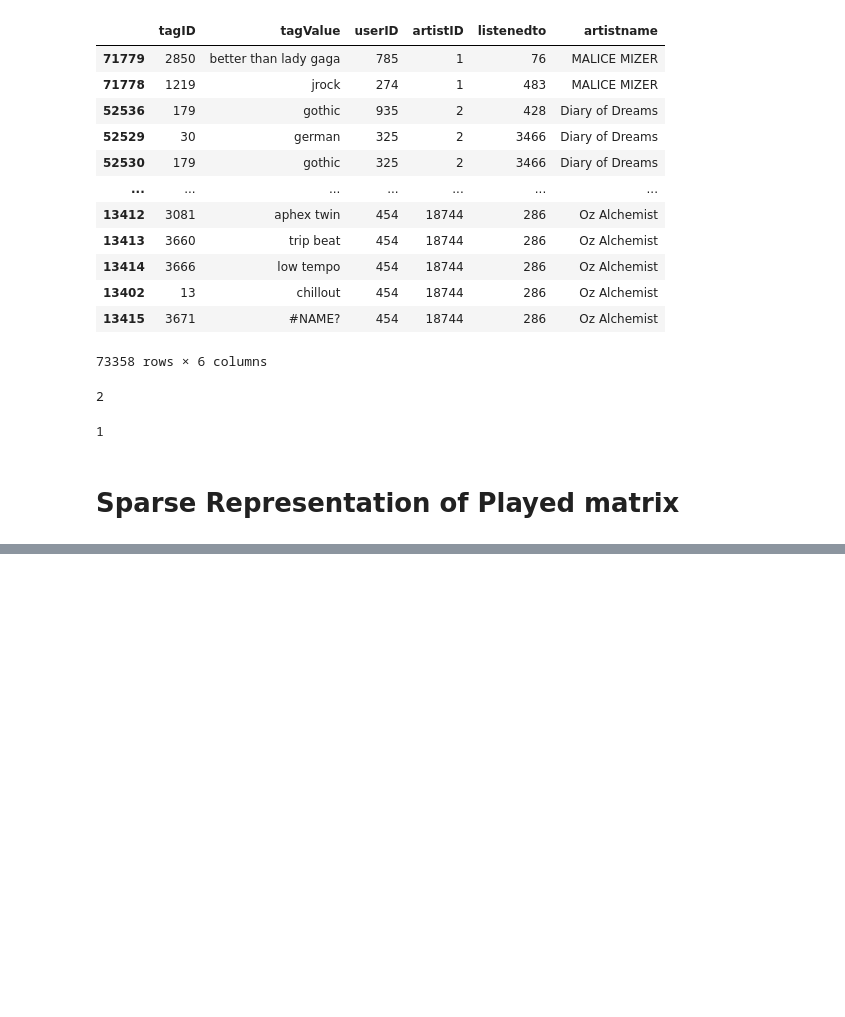
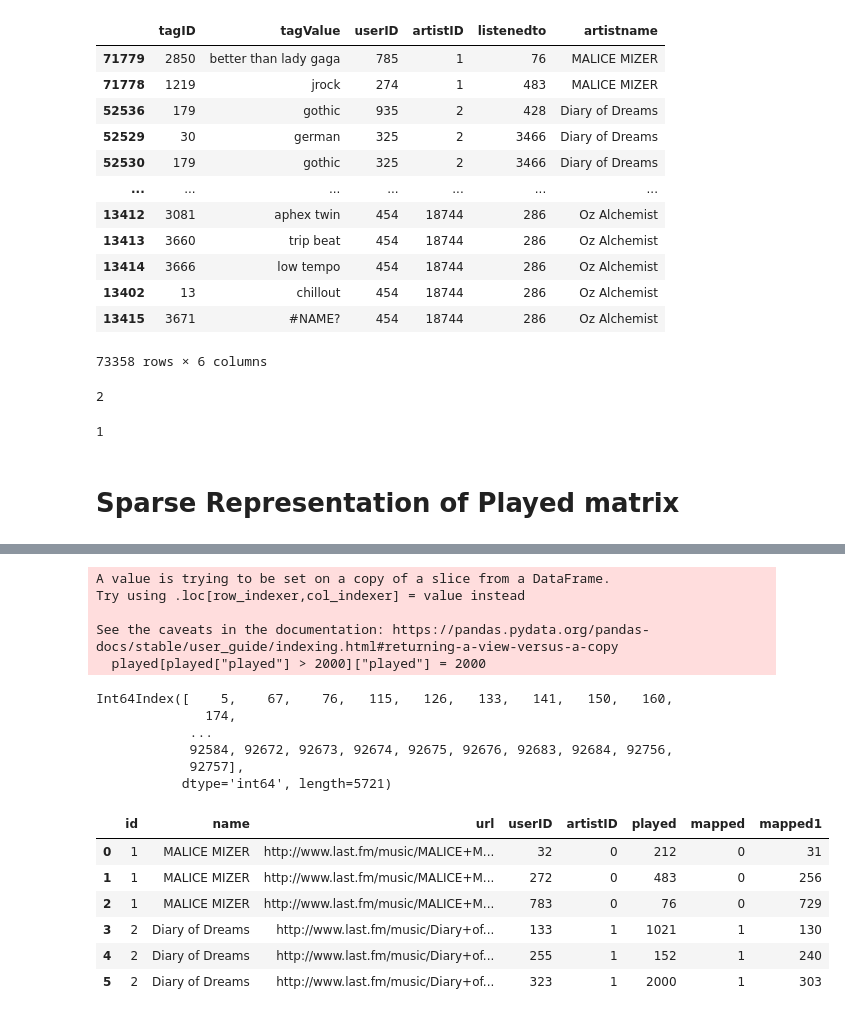
Before and after one commit to kiansweeney11/Ca4015-final-assignment, a Jupyter notebook: recommender.ipynb, the cells around one changed output, grey strips where cells are left out. Drawn from its saved outputs; the diff is of its cells as text; code cells hidden in the pictures; blank space fills up the shorter version.

```diff
--- a/recommender.ipynb
+++ b/recommender.ipynb
@@ -1395,0 +1346,31 @@ played
+# %%
+played[played["played"] > 2000]["played"] = 2000
+# %% [output]
+A value is trying to be set on a copy of a slice from a DataFrame.
+Try using .loc[row_indexer,col_indexer] = value instead
+
+See the caveats in the documentation: https://pandas.pydata.org/pandas-docs/stable/user_guide/indexing.html#returning-a-view-versus-a-copy
+  played[played["played"] > 2000]["played"] = 2000
+# %%
+indexes = played[played["played"] > 2000].index
+# %%
+indexes
+# %% [output]
+Int64Index([    5,    67,    76,   115,   126,   133,   141,   150,   160,
+              174,
+            ...
+            92584, 92672, 92673, 92674, 92675, 92676, 92683, 92684, 92756,
+            92757],
+           dtype='int64', length=5721)
+# %%
+played.iloc[indexes,5] = 2000
+# %%
+played.head(6)
+# %% [output]
+|  | id | name | url | userID | artistID | played | mapped | mapped1 |
+| 0 | 1 | MALICE MIZER | http://www.last.fm/music/MALICE+M... | 32 | 0 | 212 | 0 | 31 |
+| 1 | 1 | MALICE MIZER | http://www.last.fm/music/MALICE+M... | 272 | 0 | 483 | 0 | 256 |
+| 2 | 1 | MALICE MIZER | http://www.last.fm/music/MALICE+M... | 783 | 0 | 76 | 0 | 729 |
+| 3 | 2 | Diary of Dreams | http://www.last.fm/music/Diary+of... | 133 | 1 | 1021 | 1 | 130 |
+| 4 | 2 | Diary of Dreams | http://www.last.fm/music/Diary+of... | 255 | 1 | 152 | 1 | 240 |
+| 5 | 2 | Diary of Dreams | http://www.last.fm/music/Diary+of... | 323 | 1 | 2000 | 1 | 303 |
```
Also changed, not shown: parts of 125 cells of this notebook.
